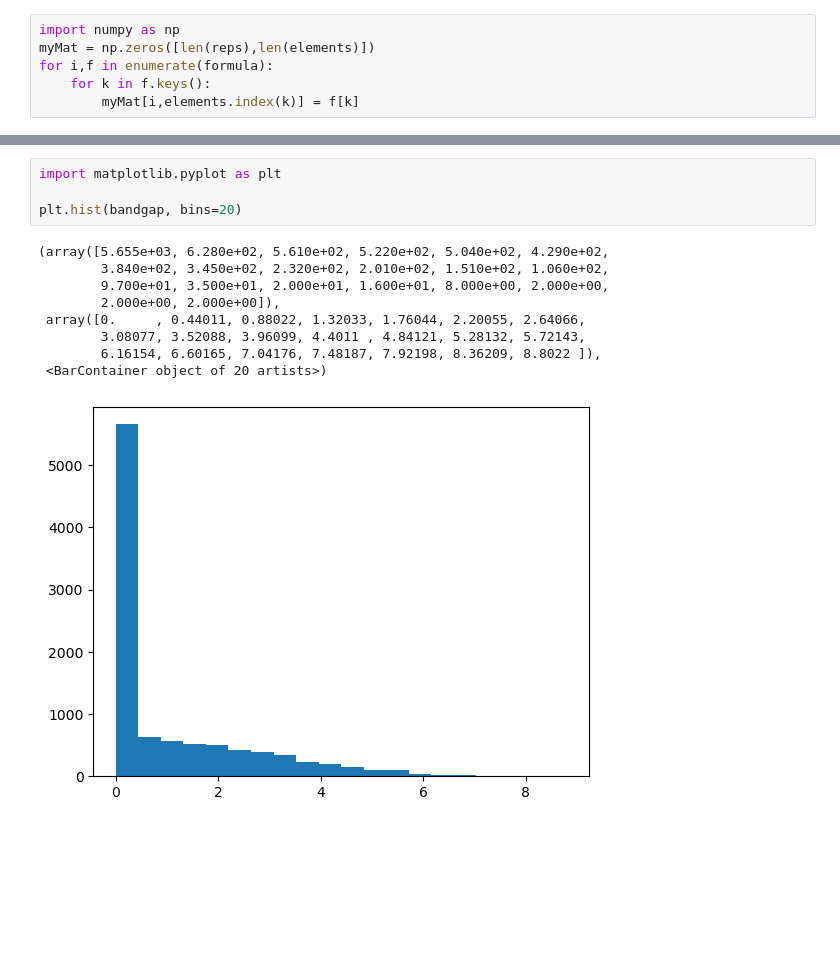
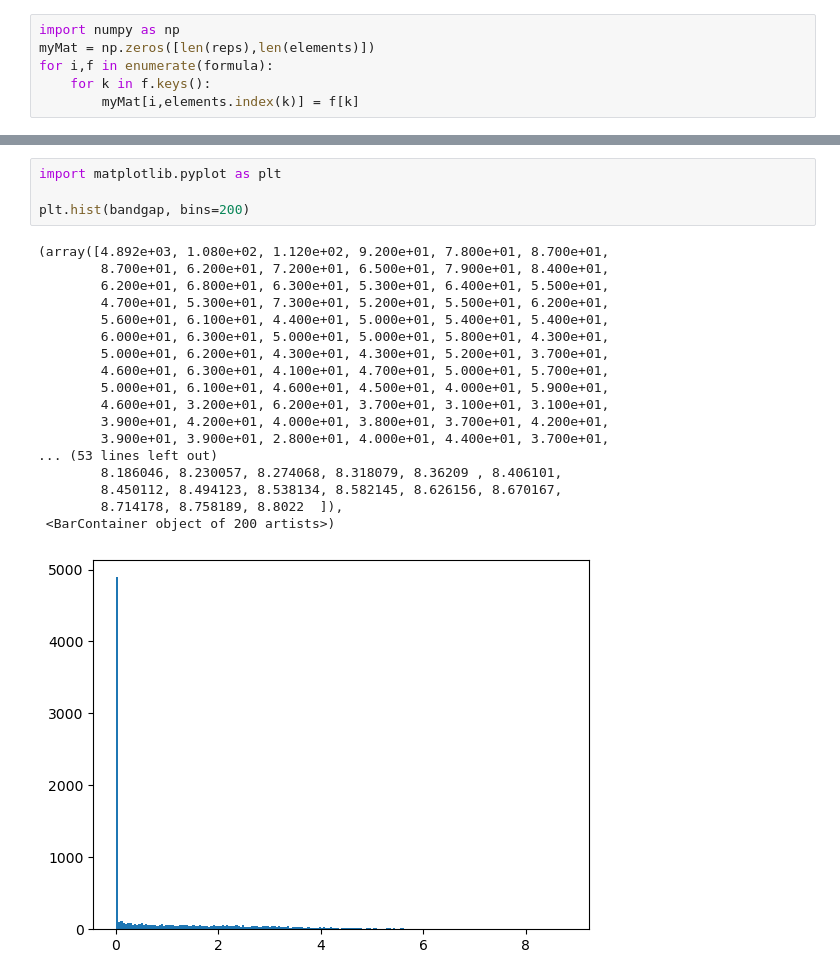
Before and after one commit to helgestein/CH0103, a Jupyter notebook: last_lecture_api_nn.ipynb, the cells around one changed output, grey strips where cells are left out. Cells and saved outputs as stored; diff of their text form; blank space fills up the shorter version.

```diff
--- a/last_lecture_api_nn.ipynb
+++ b/last_lecture_api_nn.ipynb
@@ -116,14 +111,23 @@ for i,f in enumerate(formula):
 # %%
 import matplotlib.pyplot as plt
 
-plt.hist(bandgap, bins=20)
+plt.hist(bandgap, bins=200)
 # %% [output]
-(array([5.655e+03, 6.280e+02, 5.610e+02, 5.220e+02, 5.040e+02, 4.290e+02,
-        3.840e+02, 3.450e+02, 2.320e+02, 2.010e+02, 1.510e+02, 1.060e+02,
-        9.700e+01, 3.500e+01, 2.000e+01, 1.600e+01, 8.000e+00, 2.000e+00,
-        2.000e+00, 2.000e+00]),
- array([0.     , 0.44011, 0.88022, 1.32033, 1.76044, 2.20055, 2.64066,
-        3.08077, 3.52088, 3.96099, 4.4011 , 4.84121, 5.28132, 5.72143,
-        6.16154, 6.60165, 7.04176, 7.48187, 7.92198, 8.36209, 8.8022 ]),
- <BarContainer object of 20 artists>)
+(array([4.892e+03, 1.080e+02, 1.120e+02, 9.200e+01, 7.800e+01, 8.700e+01,
+        8.700e+01, 6.200e+01, 7.200e+01, 6.500e+01, 7.900e+01, 8.400e+01,
+        6.200e+01, 6.800e+01, 6.300e+01, 5.300e+01, 6.400e+01, 5.500e+01,
+        4.700e+01, 5.300e+01, 7.300e+01, 5.200e+01, 5.500e+01, 6.200e+01,
+        5.600e+01, 6.100e+01, 4.400e+01, 5.000e+01, 5.400e+01, 5.400e+01,
+        6.000e+01, 6.300e+01, 5.000e+01, 5.000e+01, 5.800e+01, 4.300e+01,
+        5.000e+01, 6.200e+01, 4.300e+01, 4.300e+01, 5.200e+01, 3.700e+01,
+        4.600e+01, 6.300e+01, 4.100e+01, 4.700e+01, 5.000e+01, 5.700e+01,
+        5.000e+01, 6.100e+01, 4.600e+01, 4.500e+01, 4.000e+01, 5.900e+01,
+        4.600e+01, 3.200e+01, 6.200e+01, 3.700e+01, 3.100e+01, 3.100e+01,
+        3.900e+01, 4.200e+01, 4.000e+01, 3.800e+01, 3.700e+01, 4.200e+01,
+        3.900e+01, 3.900e+01, 2.800e+01, 4.000e+01, 4.400e+01, 3.700e+01,
+... (53 lines left out)
+        8.186046, 8.230057, 8.274068, 8.318079, 8.36209 , 8.406101,
+        8.450112, 8.494123, 8.538134, 8.582145, 8.626156, 8.670167,
+        8.714178, 8.758189, 8.8022  ]),
+ <BarContainer object of 200 artists>)
-[figure, old version]
+[figure, new version]
```
Also changed, not shown: parts of 32 cells of this notebook.
